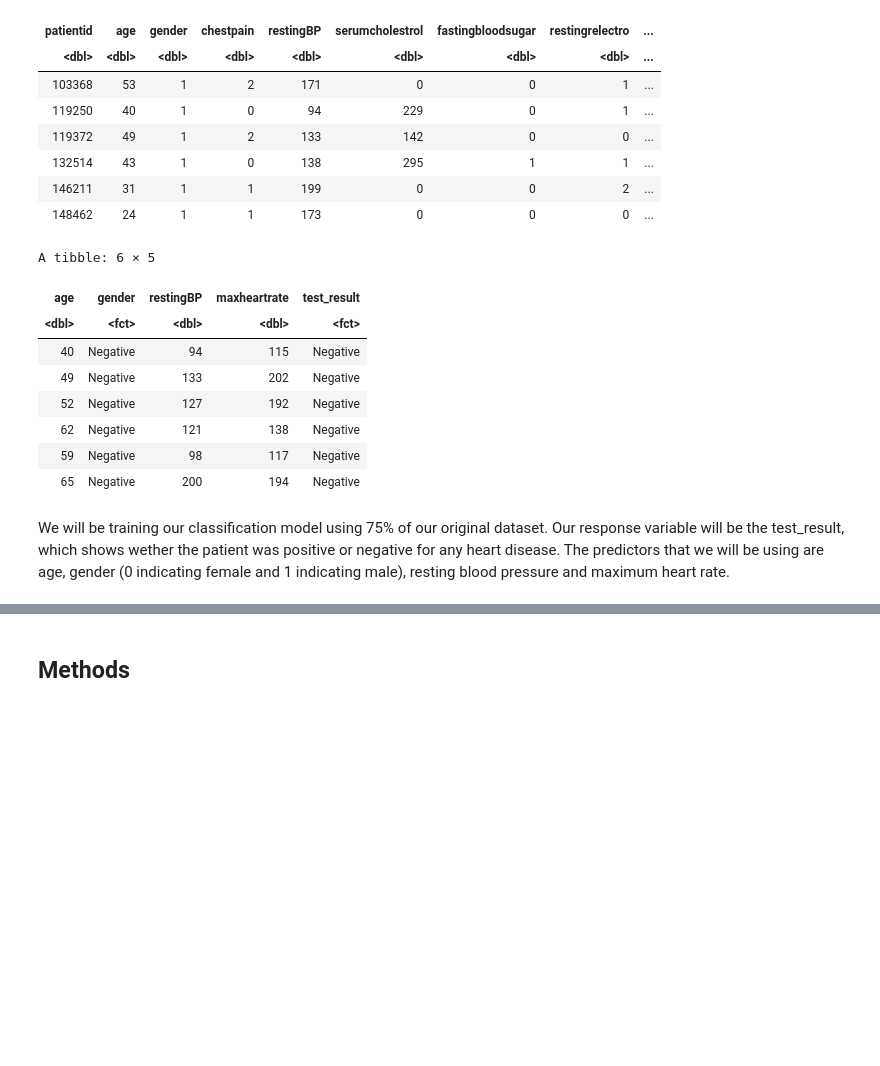
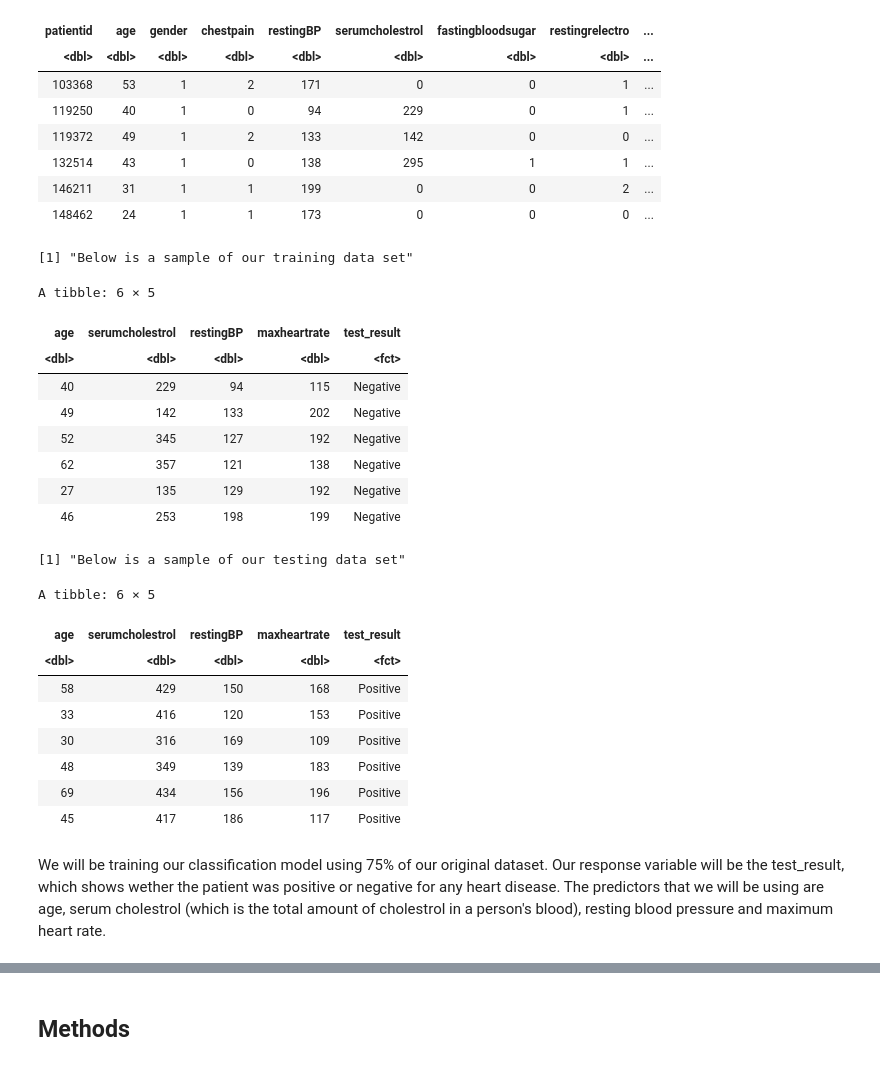
Before and after one commit to bmpark16/dsci100_project, a Jupyter notebook: Project Proposal.ipynb, the cells around one changed output, grey strips where cells are left out. Cells and saved outputs as stored; diff of their text form; code cells hidden in the pictures; blank space fills up the shorter version.

```diff
--- a/Project Proposal.ipynb
+++ b/Project Proposal.ipynb
@@ -58,24 +61,42 @@ A tibble: 6 × 15
 | 146211 | 31 | 1 | 1 | 199 | 0 | 0 | 2 | ... |
 | 148462 | 24 | 1 | 1 | 173 | 0 | 0 | 0 | ... |
 # %%
+#we will only select the variables that we are going to be using as predictors
 heart_disease <- heart_disease |>
-    select(age,gender,restingBP,maxheartrate, test_result)
+    select(age,serumcholestrol,restingBP,maxheartrate, test_result) |>
+    filter(serumcholestrol != 0)
 
+#we will split the data set so we can use 75% of the data to train, and the other 25% to actually test.
 heart_disease_split <- initial_split(heart_disease, prop = 0.75, strata = test_result)
 heart_disease_train <- training(heart_disease_split)
 heart_disease_test <- testing(heart_disease_split)
 
+print("Below is a sample of our training data set")
 head(heart_disease_train)
+
+print("Below is a sample of our testing data set")
+tail(heart_disease_train)
 # %% [output]
-A tibble: 6 × 5
+[1] "Below is a sample of our training data set"
+A tibble: 6 × 5
-| age | gender | restingBP | maxheartrate | test_result |
-| <dbl> | <fct> | <dbl> | <dbl> | <fct> |
-| 40 | Negative | 94 | 115 | Negative |
-| 49 | Negative | 133 | 202 | Negative |
-| 52 | Negative | 127 | 192 | Negative |
-| 62 | Negative | 121 | 138 | Negative |
-| 59 | Negative | 98 | 117 | Negative |
-| 65 | Negative | 200 | 194 | Negative |
+| age | serumcholestrol | restingBP | maxheartrate | test_result |
+| <dbl> | <dbl> | <dbl> | <dbl> | <fct> |
+| 40 | 229 | 94 | 115 | Negative |
+| 49 | 142 | 133 | 202 | Negative |
+| 52 | 345 | 127 | 192 | Negative |
+| 62 | 357 | 121 | 138 | Negative |
+| 27 | 135 | 129 | 192 | Negative |
+| 46 | 253 | 198 | 199 | Negative |
+[1] "Below is a sample of our testing data set"
+A tibble: 6 × 5
+| age | serumcholestrol | restingBP | maxheartrate | test_result |
+| <dbl> | <dbl> | <dbl> | <dbl> | <fct> |
+| 58 | 429 | 150 | 168 | Positive |
+| 33 | 416 | 120 | 153 | Positive |
+| 30 | 316 | 169 | 109 | Positive |
+| 48 | 349 | 139 | 183 | Positive |
+| 69 | 434 | 156 | 196 | Positive |
+| 45 | 417 | 186 | 117 | Positive |
 # %% [markdown]
-We will be training our classification model using 75% of our original dataset. Our response variable will be the test_result, which shows wether the patient was positive or negative for any heart disease. The predictors that we will be using are age, gender (0 indicating female and 1 indicating male), resting blood pressure and maximum heart rate.
+We will be training our classification model using 75% of our original dataset. Our response variable will be the test_result, which shows wether the patient was positive or negative for any heart disease. The predictors that we will be using are age, serum cholestrol (which is the total amount of cholestrol in a person's blood), resting blood pressure and maximum heart rate.
 # %%
```
Also changed, not shown: parts of 6 cells of this notebook.
